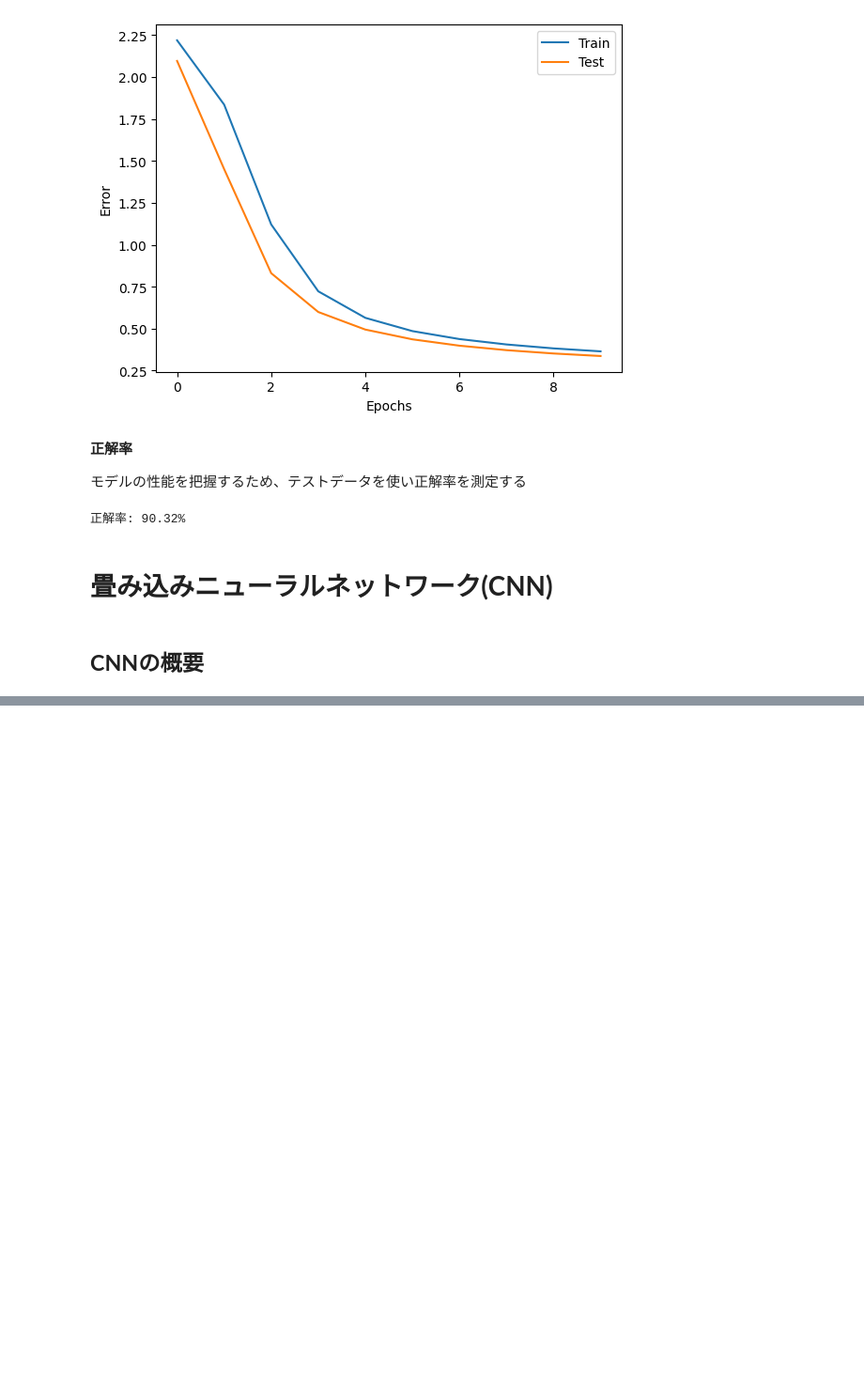
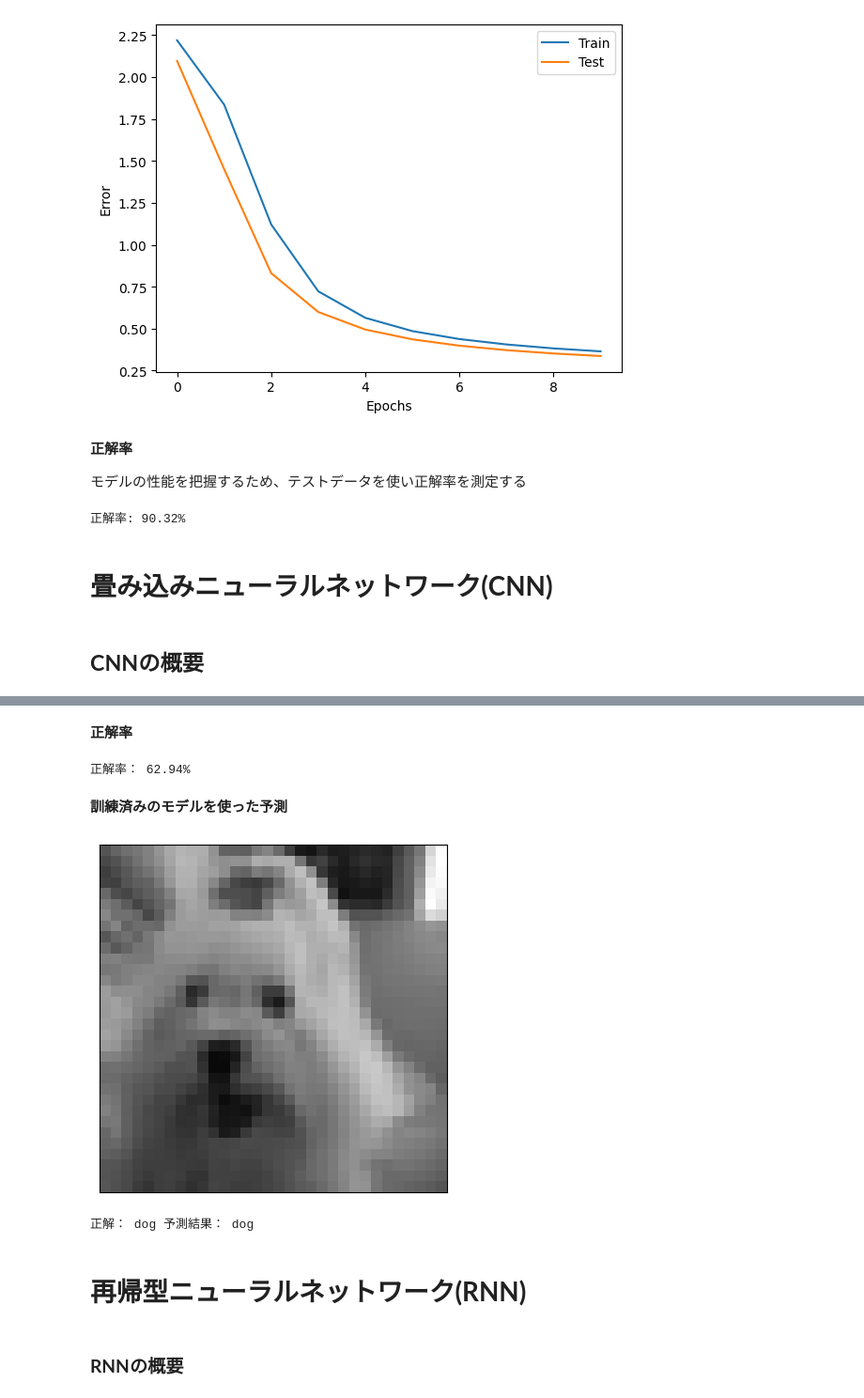
Before and after one commit to sakamototaisei/python_colab, a Jupyter notebook: PyTorchで実装するディープラーニング.ipynb, the cells around one changed output, grey strips where cells are left out. Shown at 94% size. Saved outputs shown, nothing was run; the diff lists cells and outputs as text; code cells hidden in the pictures; blank space fills up the shorter version.

```diff
--- a/PyTorchで実装するディープラーニング.ipynb
+++ b/PyTorchで実装するディープラーニング.ipynb
@@ -829,0 +1117,37 @@ print('正解率:', str(correct/total*100) + '%')
+# %% [markdown]
+**正解率**
+# %%
+correct = 0
+total = 0
+net.eval() # 評価モード
+for i, (x, t) in enumerate(test_loader):
+    x, t = x.cuda(), t.cuda()
+    y = net(x)
+    correct += (y.argmax(1) == t).sum().item()
+    total += len(x)
+print('正解率：', str(correct/total*100) + '%')
+# %% [output]
+正解率： 62.94%
+# %% [markdown]
+**訓練済みのモデルを使った予測**
+# %%
+cifar10_loader = DataLoader(cifar10_test, batch_size=1, shuffle=True)
+dataiter = iter(cifar10_loader)
+images, labels = next(dataiter) # サンプルの1つだけ取り出す
+
+plt.imshow(np.transpose(images[0], (1, 2, 0))) # チャンネルを一番後ろに
+plt.tick_params(labelbottom=False, labelleft=False, bottom=False, left=False)  # ラベルとメモリを非表示
+plt.show()
+
+net.eval()
+x, t = images.cuda(), labels.cuda()
+y = net(x)
+print('正解：', cifar10_classes[labels[0]],
+      '予測結果：', cifar10_classes[y.argmax().item()])
+# %% [output]
+[figure, added]
+正解： dog 予測結果： dog
+# %% [markdown]
+# **再帰型ニューラルネットワーク(RNN)**
+# %% [markdown]
+### **RNNの概要**
```
Also changed, not shown: parts of 20 cells of this notebook.
